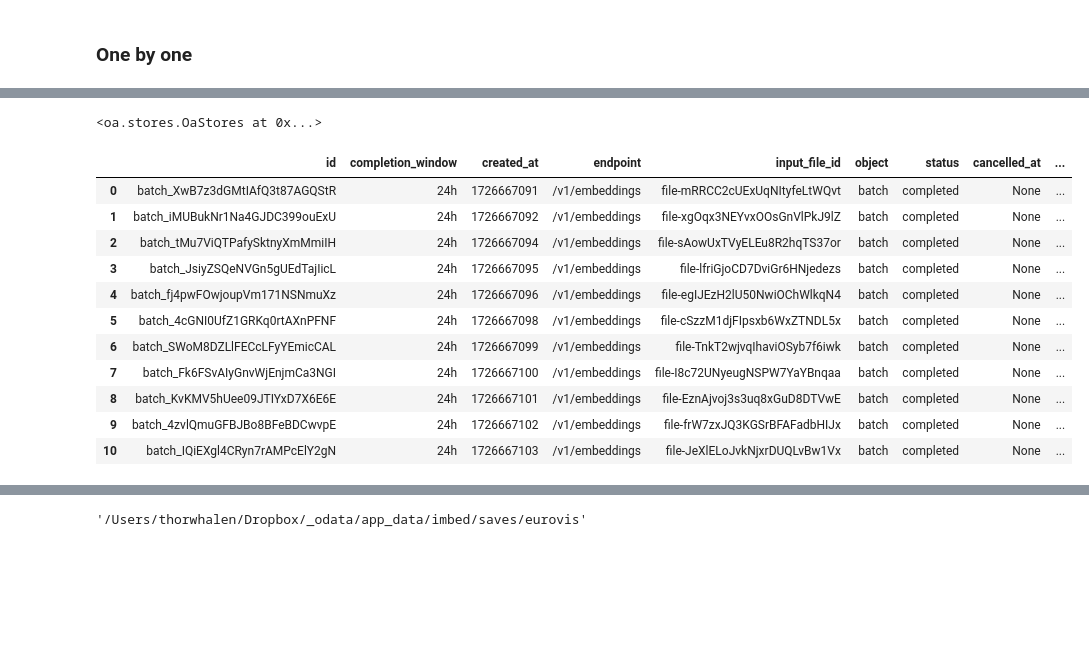
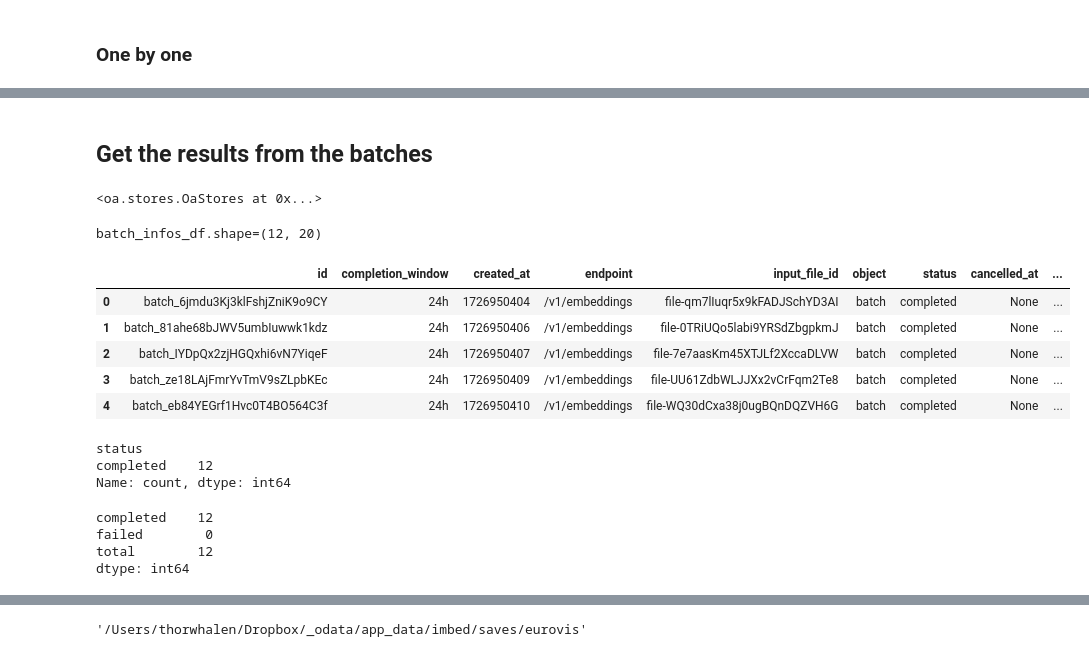
Before and after one commit to thorwhalen/imbed_data_prep, a Jupyter notebook: misc/eurovis.ipynb, the cells around one changed output, grey strips where cells are left out. Cells and saved outputs as stored; diff of their text form; code cells hidden in the pictures; blank space fills up the shorter version.

```diff
--- a/misc/eurovis.ipynb
+++ b/misc/eurovis.ipynb
@@ -204,7 +223,7 @@ def length_if_sizable(segments):
         return None
 
 
-def create_embedding_task_batches(segments, batch_size, *, oa_stores=None, verbose=True):
+def create_embedding_task_batches(segments: dict, batch_size, *, oa_stores=None, verbose=True):
     log = clog(verbose)
     if oa_stores is None:
         from oa import OaStores
@@ -217,17 +236,18 @@ def create_embedding_task_batches(segments, batch_size, *, oa_stores=None, verbo
         total_n_batches = '<size unknown>'
 
     try:
-        for i, batch in enumerate(fixed_step_chunker(segments, batch_size)):
+        for i, batch in enumerate(fixed_step_chunker(segments.items(), batch_size)):
+            keys, texts = zip(*batch)
             log(f"Uploading batch {i+1} of {total_n_batches}")
-            file_id = oa_stores.files.create_embedding_task(batch)
+            file_id = oa_stores.files.create_embedding_task(texts)
             log(f"  Launching batch for {file_id=}")
             batch_id = oa_stores.batches.append(file_id)
             log(f"  {batch_id.id=}, {batch_id.created_at=}")
-            yield batch_id
+            yield batch_id.id, keys
     except Exception as e:
         print(f"Error: {e}")
 # %%
-it = create_embedding_task_batches(segments, batch_size=500)  # Adjust batch size as needed
-batch_ids = list(it)
-dacc.saves['oa_embeddings_batch_ids.pkl'] = batch_ids
+it = create_embedding_task_batches(dacc.segments, batch_size=500)  # Adjust batch size as needed
+batch_keys = dict(it)
+dacc.saves['oa_embeddings_batch_keys.pkl'] = batch_keys
 # %% [output]
@@ -251,3 +271,5 @@ dacc.saves['oa_embeddings_batch_ids.pkl'] = batch_ids
+# %% [markdown]
+## Get the results from the batches
 # %%
 from oa import OaStores
 
@@ -261,18 +280,31 @@ batch_infos = list(map(s.batches_base.get, batch_ids))
 # %%
+batch_keys = dacc.saves['oa_embeddings_batch_keys.pkl']
+batch_infos = list(map(s.batches_base.get, batch_keys))
+
 import pandas as pd
 
-pd.DataFrame([x.to_dict() for x in batch_infos])
+batch_infos_df = pd.DataFrame([x.to_dict() for x in batch_infos])
+print(f"{batch_infos_df.shape=}")
+batch_infos_df.head()
 # %% [output]
+batch_infos_df.shape=(12, 20)
 |  | id | completion_window | created_at | endpoint | input_file_id | object | status | cancelled_at | ... |
-| 0 | batch_XwB7z3dGMtIAfQ3t87AGQStR | 24h | 1726667091 | /v1/embeddings | file-mRRCC2cUExUqNItyfeLtWQvt | batch | completed | None | ... |
-| 1 | batch_iMUBukNr1Na4GJDC399ouExU | 24h | 1726667092 | /v1/embeddings | file-xgOqx3NEYvxOOsGnVlPkJ9lZ | batch | completed | None | ... |
-| 2 | batch_tMu7ViQTPafySktnyXmMmiIH | 24h | 1726667094 | /v1/embeddings | file-sAowUxTVyELEu8R2hqTS37or | batch | completed | None | ... |
-| 3 | batch_JsiyZSQeNVGn5gUEdTajIicL | 24h | 1726667095 | /v1/embeddings | file-lfriGjoCD7DviGr6HNjedezs | batch | completed | None | ... |
-| 4 | batch_fj4pwFOwjoupVm171NSNmuXz | 24h | 1726667096 | /v1/embeddings | file-egIJEzH2lU50NwiOChWlkqN4 | batch | completed | None | ... |
-| 5 | batch_4cGNI0UfZ1GRKq0rtAXnPFNF | 24h | 1726667098 | /v1/embeddings | file-cSzzM1djFIpsxb6WxZTNDL5x | batch | completed | None | ... |
-| 6 | batch_SWoM8DZLlFECcLFyYEmicCAL | 24h | 1726667099 | /v1/embeddings | file-TnkT2wjvqIhaviOSyb7f6iwk | batch | completed | None | ... |
-| 7 | batch_Fk6FSvAIyGnvWjEnjmCa3NGI | 24h | 1726667100 | /v1/embeddings | file-I8c72UNyeugNSPW7YaYBnqaa | batch | completed | None | ... |
-| 8 | batch_KvKMV5hUee09JTIYxD7X6E6E | 24h | 1726667101 | /v1/embeddings | file-EznAjvoj3s3uq8xGuD8DTVwE | batch | completed | None | ... |
-| 9 | batch_4zvlQmuGFBJBo8BFeBDCwvpE | 24h | 1726667102 | /v1/embeddings | file-frW7zxJQ3KGSrBFAFadbHIJx | batch | completed | None | ... |
-| 10 | batch_IQiEXgl4CRyn7rAMPcElY2gN | 24h | 1726667103 | /v1/embeddings | file-JeXlELoJvkNjxrDUQLvBw1Vx | batch | completed | None | ... |
+| 0 | batch_6jmdu3Kj3klFshjZniK9o9CY | 24h | 1726950404 | /v1/embeddings | file-qm7lIuqr5x9kFADJSchYD3AI | batch | completed | None | ... |
+| 1 | batch_81ahe68bJWV5umbIuwwk1kdz | 24h | 1726950406 | /v1/embeddings | file-0TRiUQo5labi9YRSdZbgpkmJ | batch | completed | None | ... |
+| 2 | batch_IYDpQx2zjHGQxhi6vN7YiqeF | 24h | 1726950407 | /v1/embeddings | file-7e7aasKm45XTJLf2XccaDLVW | batch | completed | None | ... |
+| 3 | batch_ze18LAjFmrYvTmV9sZLpbKEc | 24h | 1726950409 | /v1/embeddings | file-UU61ZdbWLJJXx2vCrFqm2Te8 | batch | completed | None | ... |
+| 4 | batch_eb84YEGrf1Hvc0T4BO564C3f | 24h | 1726950410 | /v1/embeddings | file-WQ30dCxa38j0ugBQnDQZVH6G | batch | completed | None | ... |
+# %%
+batch_infos_df.status.value_counts()
+# %% [output]
+status
+completed    12
+Name: count, dtype: int64
+# %%
+pd.DataFrame(batch_infos_df.request_counts.to_list()).sum()
+# %% [output]
+completed    12
+failed        0
+total        12
+dtype: int64
 # %%
```
Also changed, not shown: parts of 46 cells of this notebook, 11 other files.
